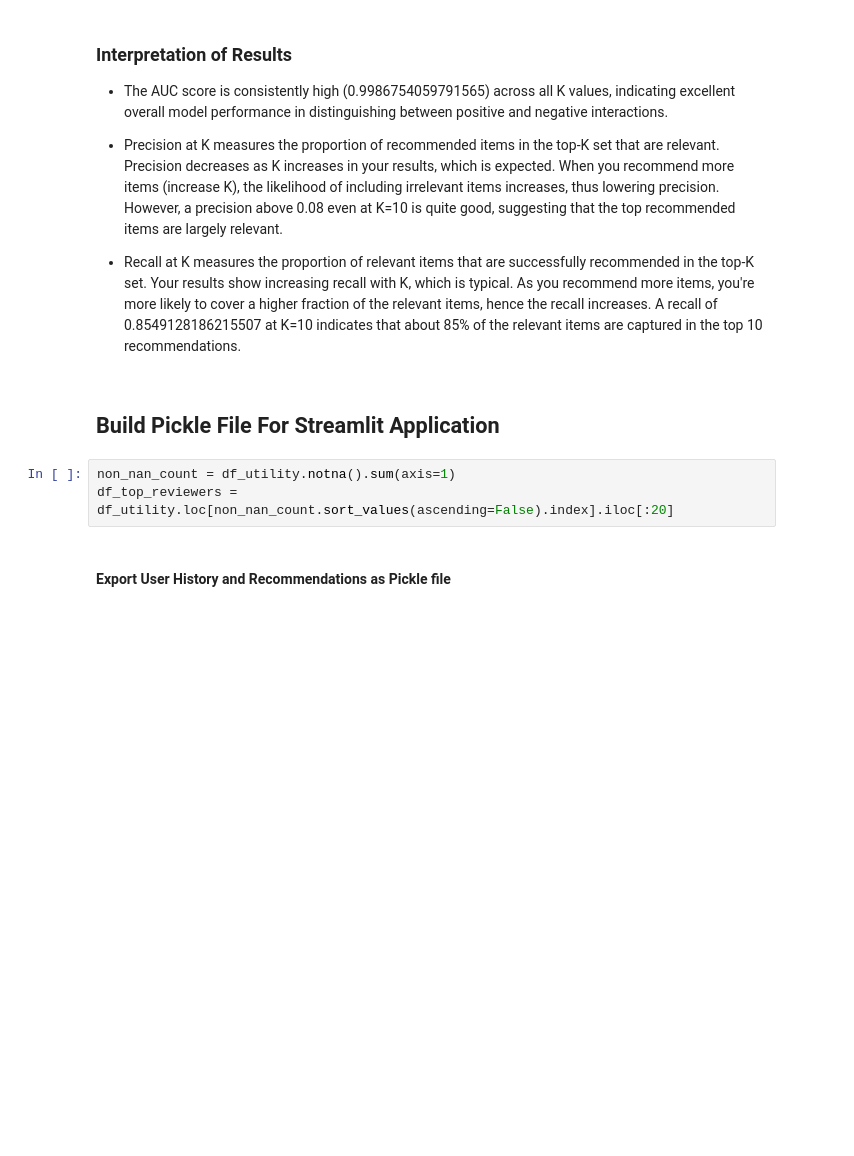
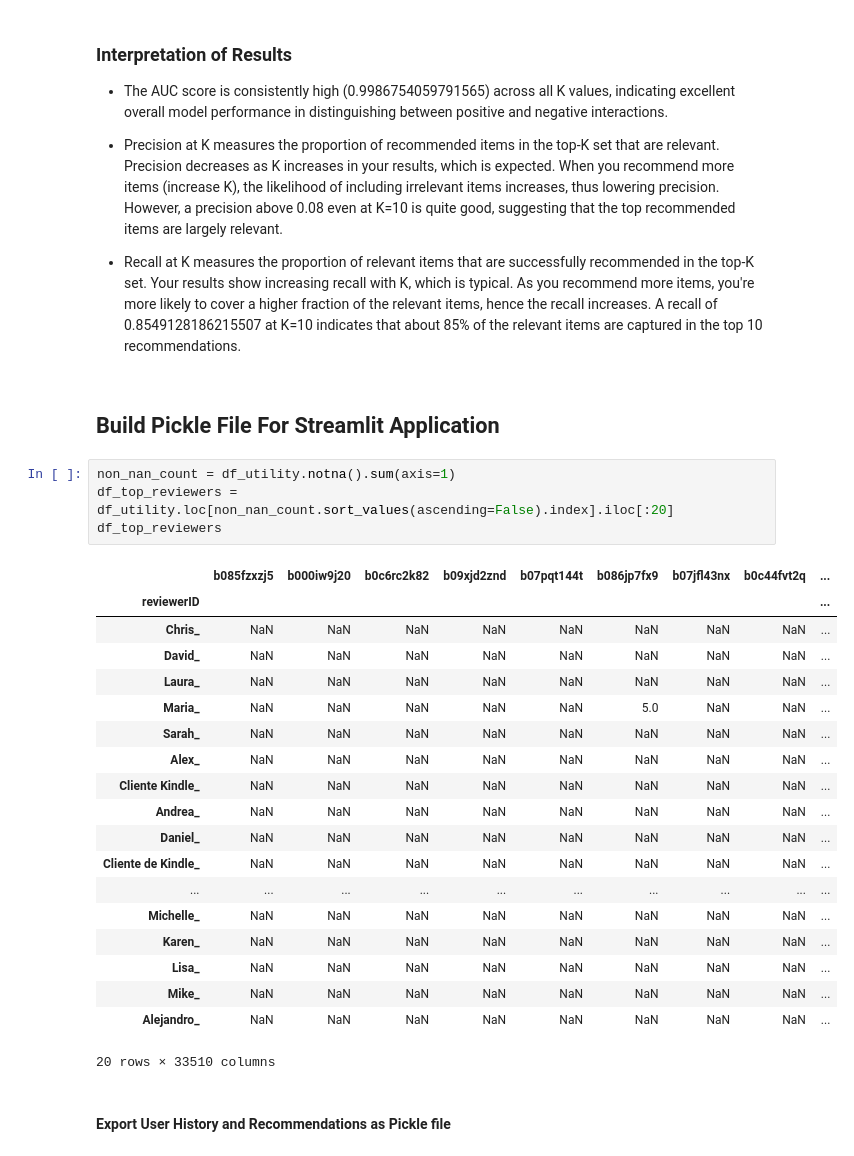
Before and after one commit to K-Winkles/kaban-multimodel-recommender, a Jupyter notebook: dev/main.ipynb, the cells around one changed output. Saved outputs shown, nothing was run; the diff lists cells and outputs as text; blank space fills up the shorter version.

```diff
--- a/dev/main.ipynb
+++ b/dev/main.ipynb
@@ -872,6 +864,27 @@ Top-N Recommendations for Laura_ Based on Latest Reviews
 # %%
 non_nan_count = df_utility.notna().sum(axis=1)
 df_top_reviewers = df_utility.loc[non_nan_count.sort_values(ascending=False).index].iloc[:20]
+df_top_reviewers
+# %% [output]
+|  | b085fzxzj5 | b000iw9j20 | b0c6rc2k82 | b09xjd2znd | b07pqt144t | b086jp7fx9 | b07jfl43nx | b0c44fvt2q | ... |
+| reviewerID |  |  |  |  |  |  |  |  | ... |
+| Chris_ | NaN | NaN | NaN | NaN | NaN | NaN | NaN | NaN | ... |
+| David_ | NaN | NaN | NaN | NaN | NaN | NaN | NaN | NaN | ... |
+| Laura_ | NaN | NaN | NaN | NaN | NaN | NaN | NaN | NaN | ... |
+| Maria_ | NaN | NaN | NaN | NaN | NaN | 5.0 | NaN | NaN | ... |
+| Sarah_ | NaN | NaN | NaN | NaN | NaN | NaN | NaN | NaN | ... |
+| Alex_ | NaN | NaN | NaN | NaN | NaN | NaN | NaN | NaN | ... |
+| Cliente Kindle_ | NaN | NaN | NaN | NaN | NaN | NaN | NaN | NaN | ... |
+| Andrea_ | NaN | NaN | NaN | NaN | NaN | NaN | NaN | NaN | ... |
+| Daniel_ | NaN | NaN | NaN | NaN | NaN | NaN | NaN | NaN | ... |
+| Cliente de Kindle_ | NaN | NaN | NaN | NaN | NaN | NaN | NaN | NaN | ... |
+| ... | ... | ... | ... | ... | ... | ... | ... | ... | ... |
+| Michelle_ | NaN | NaN | NaN | NaN | NaN | NaN | NaN | NaN | ... |
+| Karen_ | NaN | NaN | NaN | NaN | NaN | NaN | NaN | NaN | ... |
+| Lisa_ | NaN | NaN | NaN | NaN | NaN | NaN | NaN | NaN | ... |
+| Mike_ | NaN | NaN | NaN | NaN | NaN | NaN | NaN | NaN | ... |
+| Alejandro_ | NaN | NaN | NaN | NaN | NaN | NaN | NaN | NaN | ... |
+20 rows × 33510 columns
 # %% [markdown]
 #### Export User History and Recommendations as Pickle file
 # %%
```
Also changed, not shown: parts of 10 cells of this notebook, 1 other file.
